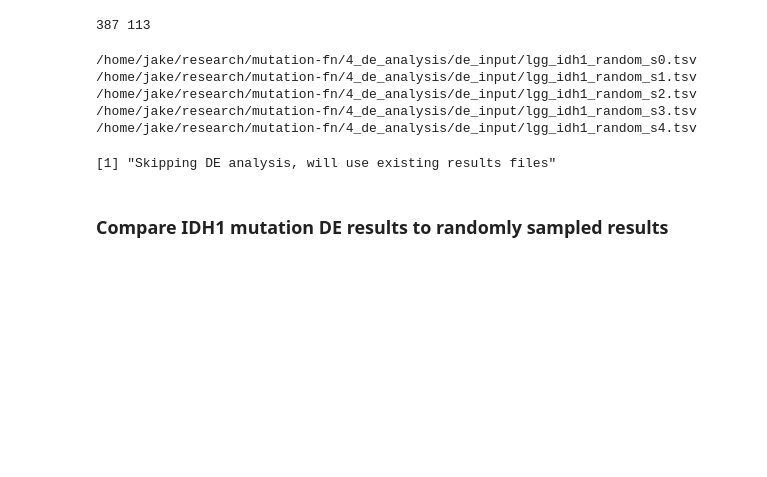
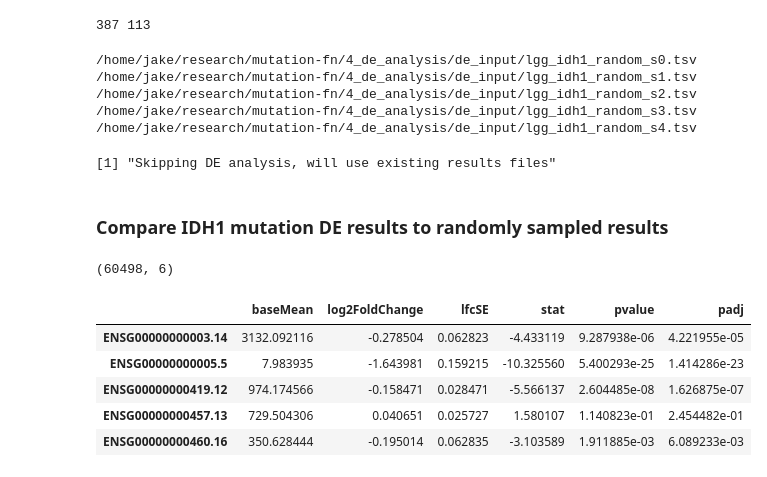
Before and after one commit to greenelab/mutation-fn, a Jupyter notebook: 4_de_analysis/1_de_control.ipynb, the cells around one changed output. Drawn from its saved outputs; the diff is of its cells as text; code cells hidden in the pictures; blank space fills up the shorter version.

```diff
--- a/4_de_analysis/1_de_control.ipynb
+++ b/4_de_analysis/1_de_control.ipynb
@@ -202,3 +202,19 @@ if (RUN_DE_ANALYSIS) {
 [1] "Skipping DE analysis, will use existing results files"
 # %% [markdown]
 ### Compare IDH1 mutation DE results to randomly sampled results
+# %%
+idh1_de_results_df = pd.read_csv(
+    cfg.de_output_dir / 'DE_stats_LGG_IDH1.txt',
+    sep='\t'
+)
+
+print(idh1_de_results_df.shape)
+idh1_de_results_df.head()
+# %% [output]
+(60498, 6)
+|  | baseMean | log2FoldChange | lfcSE | stat | pvalue | padj |
+| ENSG00000000003.14 | 3132.092116 | -0.278504 | 0.062823 | -4.433119 | 9.287938e-06 | 4.221955e-05 |
+| ENSG00000000005.5 | 7.983935 | -1.643981 | 0.159215 | -10.325560 | 5.400293e-25 | 1.414286e-23 |
+| ENSG00000000419.12 | 974.174566 | -0.158471 | 0.028471 | -5.566137 | 2.604485e-08 | 1.626875e-07 |
+| ENSG00000000457.13 | 729.504306 | 0.040651 | 0.025727 | 1.580107 | 1.140823e-01 | 2.454482e-01 |
+| ENSG00000000460.16 | 350.628444 | -0.195014 | 0.062835 | -3.103589 | 1.911885e-03 | 6.089233e-03 |
```
Also changed, not shown: parts of 4 cells of this notebook, 1 other file.
